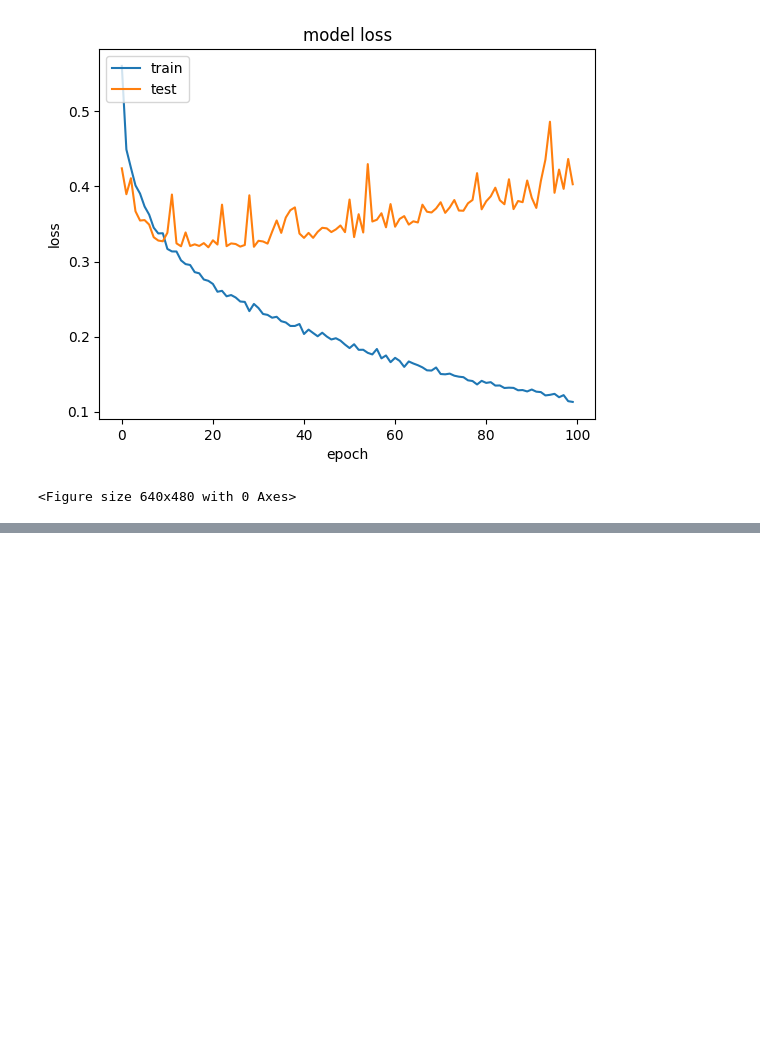
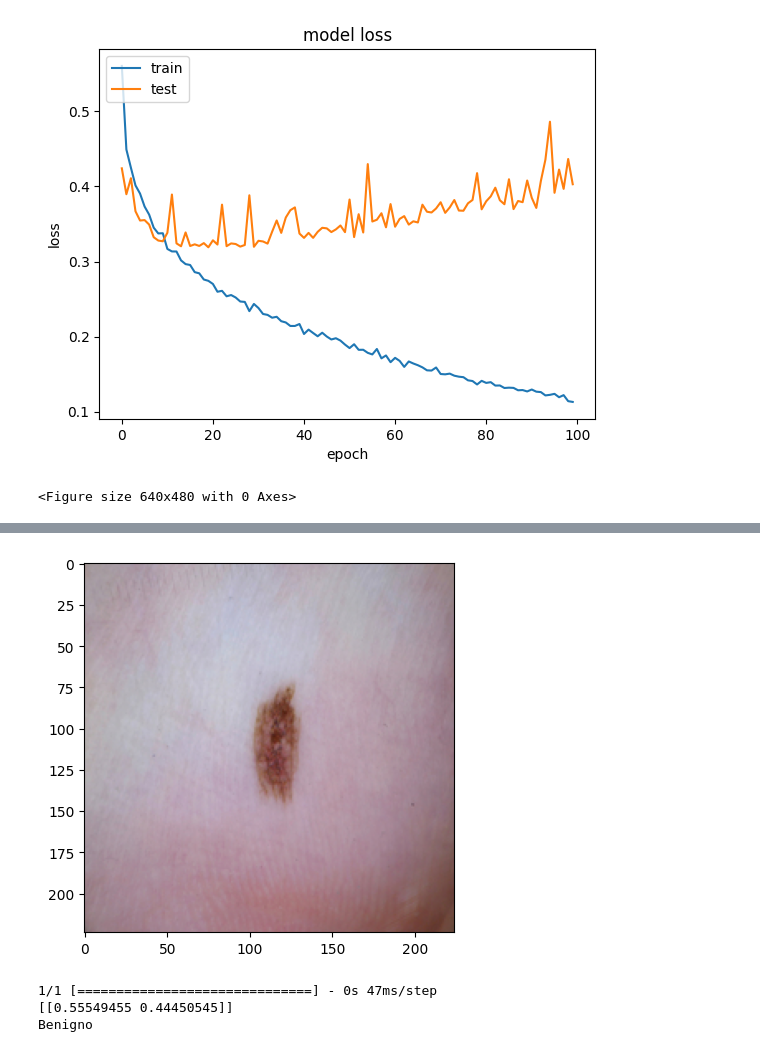
Before and after one commit to elena-cabrera/skin-cancer-detection, a Jupyter notebook: VGG19.ipynb, the cells around one changed output, grey strips where cells are left out. Cells and saved outputs as stored; diff of their text form; code cells hidden in the pictures; blank space fills up the shorter version.

```diff
--- a/VGG19.ipynb
+++ b/VGG19.ipynb
@@ -250,0 +362,32 @@ Hay otra forma pero no tengo GPU
+# %%
+# Cargar la base convolucional VGG19
+conv_base = VGG19(weights='imagenet', include_top=False, input_shape=(224, 224, 3))
+
+# Cargar modelo
+model = load_model('models/cnn_vgg19-100L2.h5')
+
+# Cargar y preparar imagen
+img = Image.open('dataset/data/test/benign/1061.jpg')
+img = img.resize((224, 224))
+img = np.array(img)
+img = img / 255.0
+img = img.reshape((1, 224, 224, 3))
+
+# Extraer características usando la base convolucional
+features = conv_base.predict(img)
+
+# Redimensionar las características para que coincidan con la entrada del modelo
+features = features.reshape(1, 7 * 7 * 512)
+
+# Mostrar imagen
+plt.imshow(img[0])
+plt.show()
+
+# Predecir usando el modelo
+pred = model.predict(features)
+print(pred)
+if pred[0][0] > pred[0][1]:
+    print('Benigno')
+else:
+    print('Maligno')
+# %% [output]
@@ -250,0 +395,4 @@ Hay otra forma pero no tengo GPU
+[figure, added]
+1/1 [==============================] - 0s 47ms/step
+[[0.55549455 0.44450545]]
+Benigno
```
Also changed, not shown: parts of 18 cells of this notebook, 6 other files.
